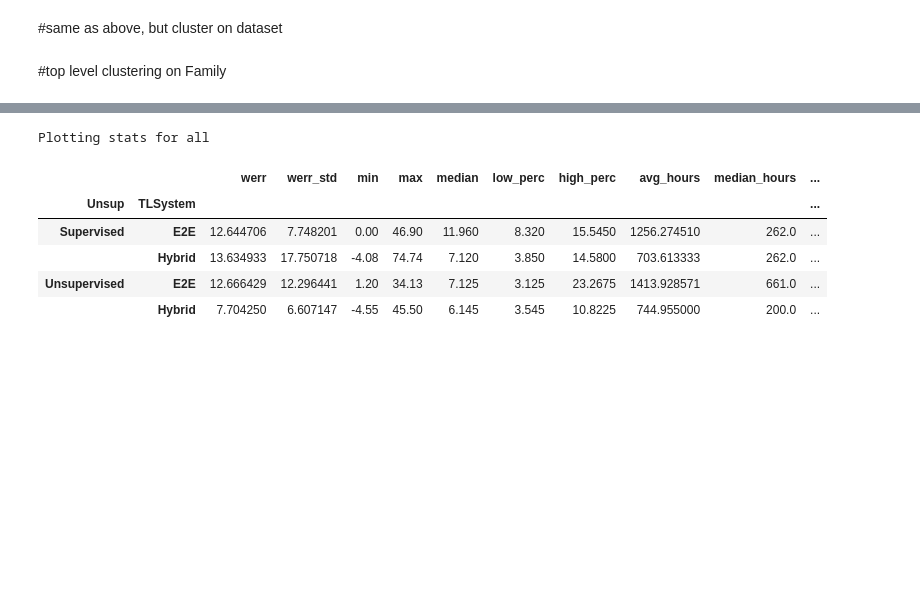
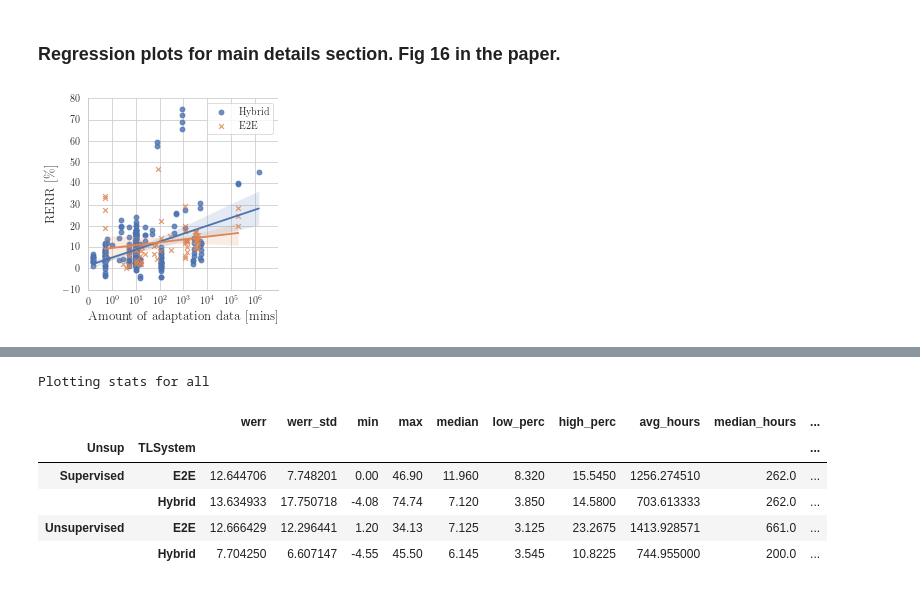
Before and after one commit to pswietojanski/ojsp_adaptation_review_2020, a Jupyter notebook: analysis.ipynb, the cells around one changed output, grey strips where cells are left out. Cells and saved outputs as stored; diff of their text form; code cells hidden in the pictures; blank space fills up the shorter version.

```diff
--- a/analysis.ipynb
+++ b/analysis.ipynb
@@ -499,2 +960,0 @@ Plotting stats for comp_with_ref RefWERR (complimentary)
-# %% [markdown]
-#same as above, but cluster on dataset
@@ -503,2 +961,19 @@ aggregate_all(dfd, ['Method1', 'Train'], fname_prefix='methods_agg_dset', plot_i
-# %% [markdown]
-#top level clustering on Family
+# %% [markdown]
+### Regression plots for main details section. Fig 16 in the paper.
+# %%
+#all datapoints
+df_tmp = copy.deepcopy(df)
+df_tmp['Adapt minutes'] = df_tmp['Adapt minutes'].apply(np.log10)
+grid = sns.lmplot(height=3.4, aspect=1, x='Adapt minutes', y='WERR', hue='TLSystem', data=df_tmp, fit_reg=True, scatter=True, legend_out=False, markers=['o', 'x'])
+grid = (grid.set_axis_labels('Amount of adaptation data [mins]', 'RERR [\%]')\
+           .set(ylim=(-10, 80), xticks=[-1, 0, 1, 2, 3, 4, 5, 6, 7], xticklabels=['0', '$10^0$', '$10^1$', '$10^2$', '$10^3$', '$10^4$', '$10^5$', '$10^6$']))
+grid._legend.set_title('')
+ax = grid.axes[0,0]
+#ax.text(2.8, 68, "Fainberg's \n Cluster :)", horizontalalignment='right', size='small', color='black', weight='semibold')
+grid.savefig('/content/adaptminutes_system.pdf')
+
+code = tikzplotlib.get_tikz_code(add_axis_environment=False)
+with open("/content/adaptminutes_system.tex", "w") as f:
+  f.write(wrap_axis_environment(code))
+# %% [output]
+[figure, added]
```
Also changed, not shown: parts of 161 cells of this notebook.
